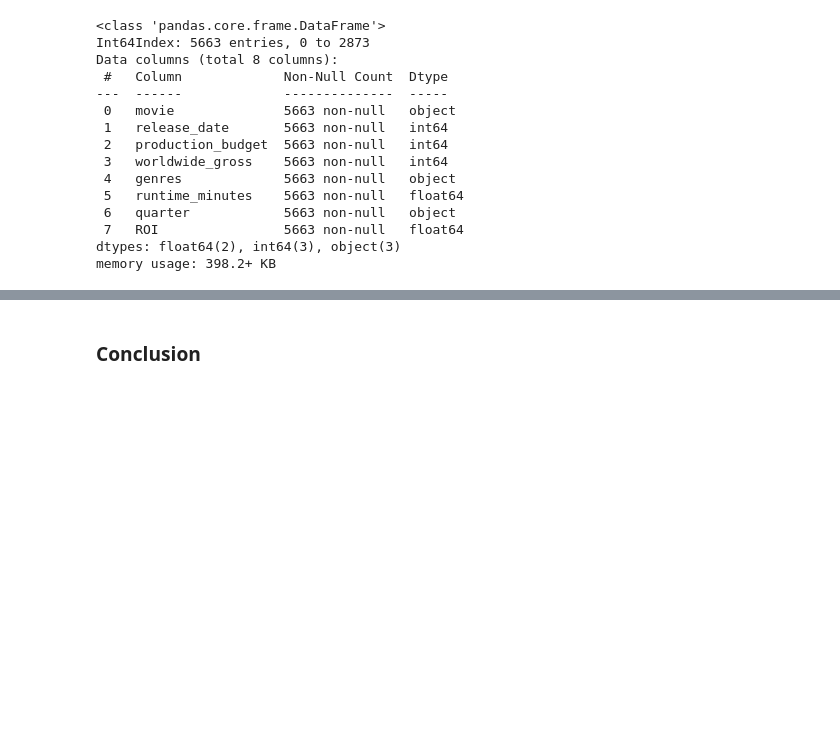
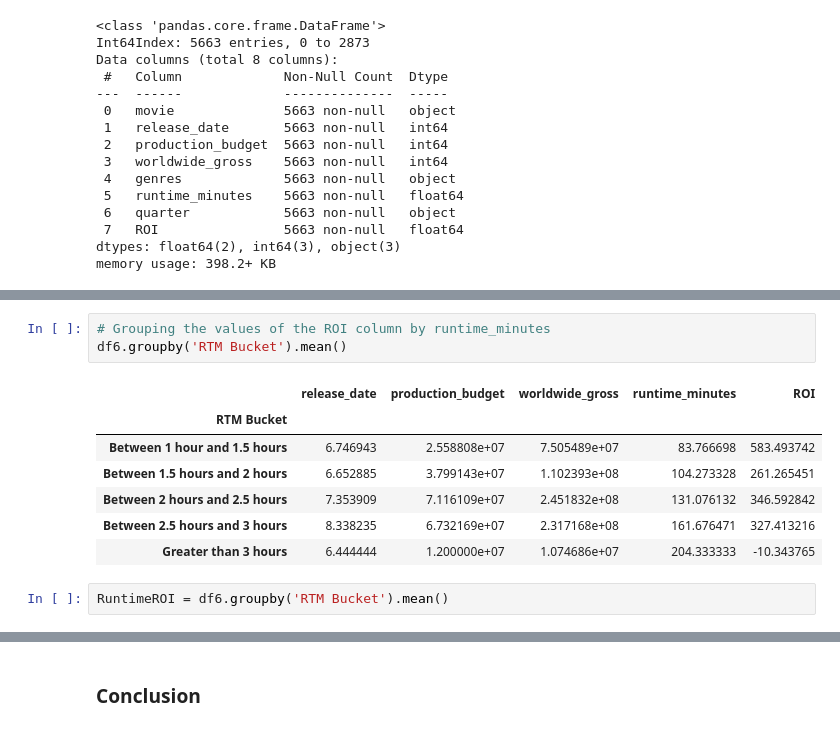
Before and after one commit to simrank3/Phase-1-Project, a Jupyter notebook: student.ipynb, the cells around one changed output, grey strips where cells are left out. Cells and saved outputs as stored; diff of their text form; blank space fills up the shorter version.

```diff
--- a/student.ipynb
+++ b/student.ipynb
@@ -545,0 +568,13 @@ By a landslide, the most popular movie runtime is between one-and-a-half hours t
+# %%
+# Grouping the values of the ROI column by runtime_minutes
+df6.groupby('RTM Bucket').mean()
+# %% [output]
+|  | release_date | production_budget | worldwide_gross | runtime_minutes | ROI |
+| RTM Bucket |  |  |  |  |  |
+| Between 1 hour and 1.5 hours | 6.746943 | 2.558808e+07 | 7.505489e+07 | 83.766698 | 583.493742 |
+| Between 1.5 hours and 2 hours | 6.652885 | 3.799143e+07 | 1.102393e+08 | 104.273328 | 261.265451 |
+| Between 2 hours and 2.5 hours | 7.353909 | 7.116109e+07 | 2.451832e+08 | 131.076132 | 346.592842 |
+| Between 2.5 hours and 3 hours | 8.338235 | 6.732169e+07 | 2.317168e+08 | 161.676471 | 327.413216 |
+| Greater than 3 hours | 6.444444 | 1.200000e+07 | 1.074686e+07 | 204.333333 | -10.343765 |
+# %%
+RuntimeROI = df6.groupby('RTM Bucket').mean()
```
Also changed, not shown: parts of 11 cells of this notebook, 10 other files.
